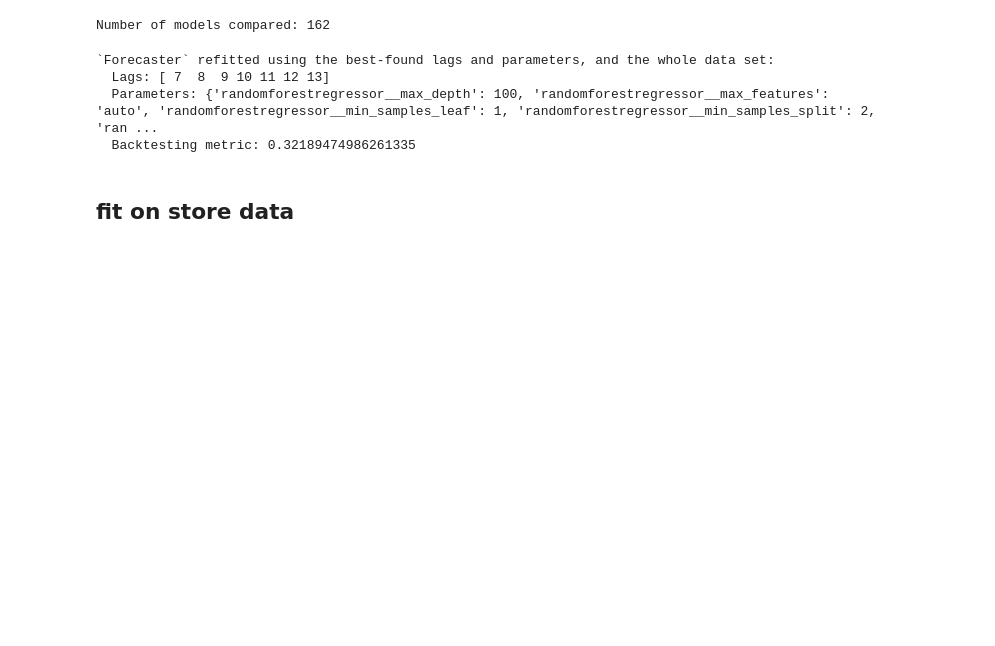
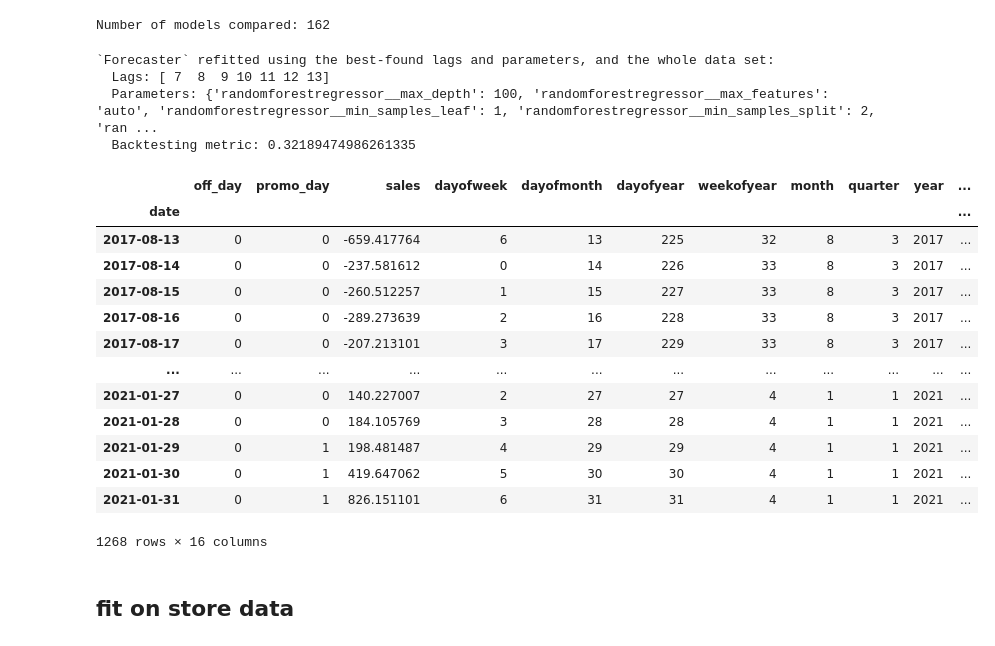
Before and after one commit to phucnh22/Sales_forecast, a Jupyter notebook: Forecast_8_RandomForest.ipynb, the cells around one changed output. Saved outputs shown, nothing was run; the diff lists cells and outputs as text; code cells hidden in the pictures; blank space fills up the shorter version.

```diff
--- a/Forecast_8_RandomForest.ipynb
+++ b/Forecast_8_RandomForest.ipynb
@@ -184,6 +184,23 @@ Number of models compared: 162
   Lags: [ 7  8  9 10 11 12 13]
   Parameters: {'randomforestregressor__max_depth': 100, 'randomforestregressor__max_features': 'auto', 'randomforestregressor__min_samples_leaf': 1, 'randomforestregressor__min_samples_split': 2, 'ran ...
   Backtesting metric: 0.32189474986261335
+# %%
+df
+# %% [output]
+|  | off_day | promo_day | sales | dayofweek | dayofmonth | dayofyear | weekofyear | month | quarter | year | ... |
+| date |  |  |  |  |  |  |  |  |  |  | ... |
+| 2017-08-13 | 0 | 0 | -659.417764 | 6 | 13 | 225 | 32 | 8 | 3 | 2017 | ... |
+| 2017-08-14 | 0 | 0 | -237.581612 | 0 | 14 | 226 | 33 | 8 | 3 | 2017 | ... |
+| 2017-08-15 | 0 | 0 | -260.512257 | 1 | 15 | 227 | 33 | 8 | 3 | 2017 | ... |
+| 2017-08-16 | 0 | 0 | -289.273639 | 2 | 16 | 228 | 33 | 8 | 3 | 2017 | ... |
+| 2017-08-17 | 0 | 0 | -207.213101 | 3 | 17 | 229 | 33 | 8 | 3 | 2017 | ... |
+| ... | ... | ... | ... | ... | ... | ... | ... | ... | ... | ... | ... |
+| 2021-01-27 | 0 | 0 | 140.227007 | 2 | 27 | 27 | 4 | 1 | 1 | 2021 | ... |
+| 2021-01-28 | 0 | 0 | 184.105769 | 3 | 28 | 28 | 4 | 1 | 1 | 2021 | ... |
+| 2021-01-29 | 0 | 1 | 198.481487 | 4 | 29 | 29 | 4 | 1 | 1 | 2021 | ... |
+| 2021-01-30 | 0 | 1 | 419.647062 | 5 | 30 | 30 | 4 | 1 | 1 | 2021 | ... |
+| 2021-01-31 | 0 | 1 | 826.151101 | 6 | 31 | 31 | 4 | 1 | 1 | 2021 | ... |
+1268 rows × 16 columns
 # %%
 from joblib import dump, load
 # Save model
```
Also changed, not shown: 4 other files.
